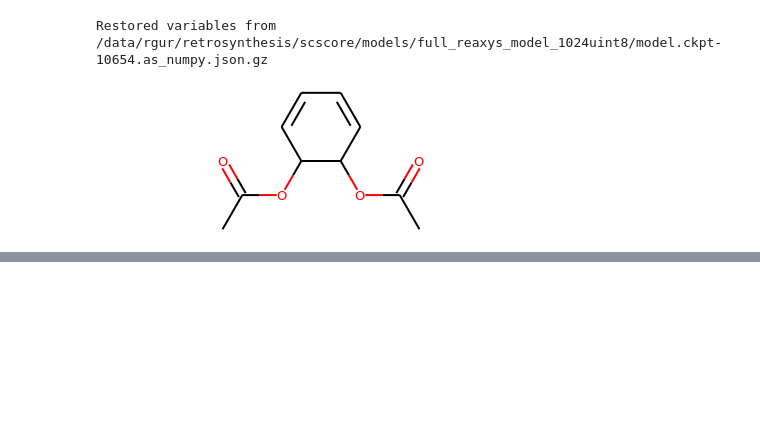
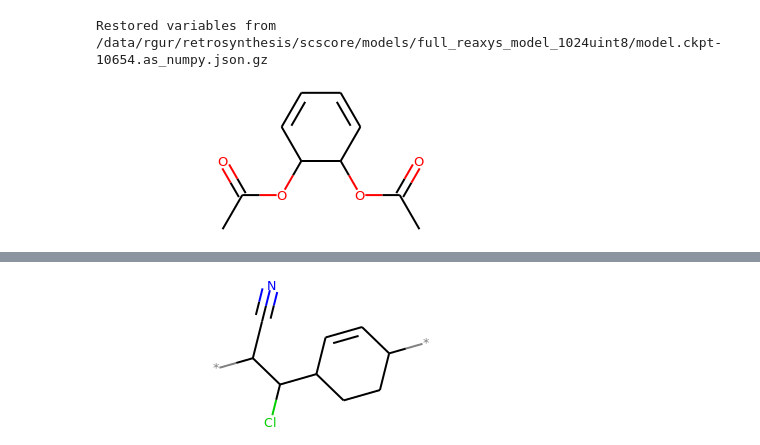
Before and after one commit to rishigurnani/hMOFs-Snurr, a Jupyter notebook: fall20_mse_8803_3.ipynb, the cells around one changed output, grey strips where cells are left out. Drawn from its saved outputs; the diff is of its cells as text; code cells hidden in the pictures; blank space fills up the shorter version.

```diff
--- a/fall20_mse_8803_3.ipynb
+++ b/fall20_mse_8803_3.ipynb
@@ -1025,0 +1071,4 @@ Restored variables from /data/rgur/retrosynthesis/scscore/models/full_reaxys_mod
+# %%
+new_mols[1]
+# %% [output]
+[figure, added]
```
Also changed, not shown: parts of 15 cells of this notebook, 3 other files.
